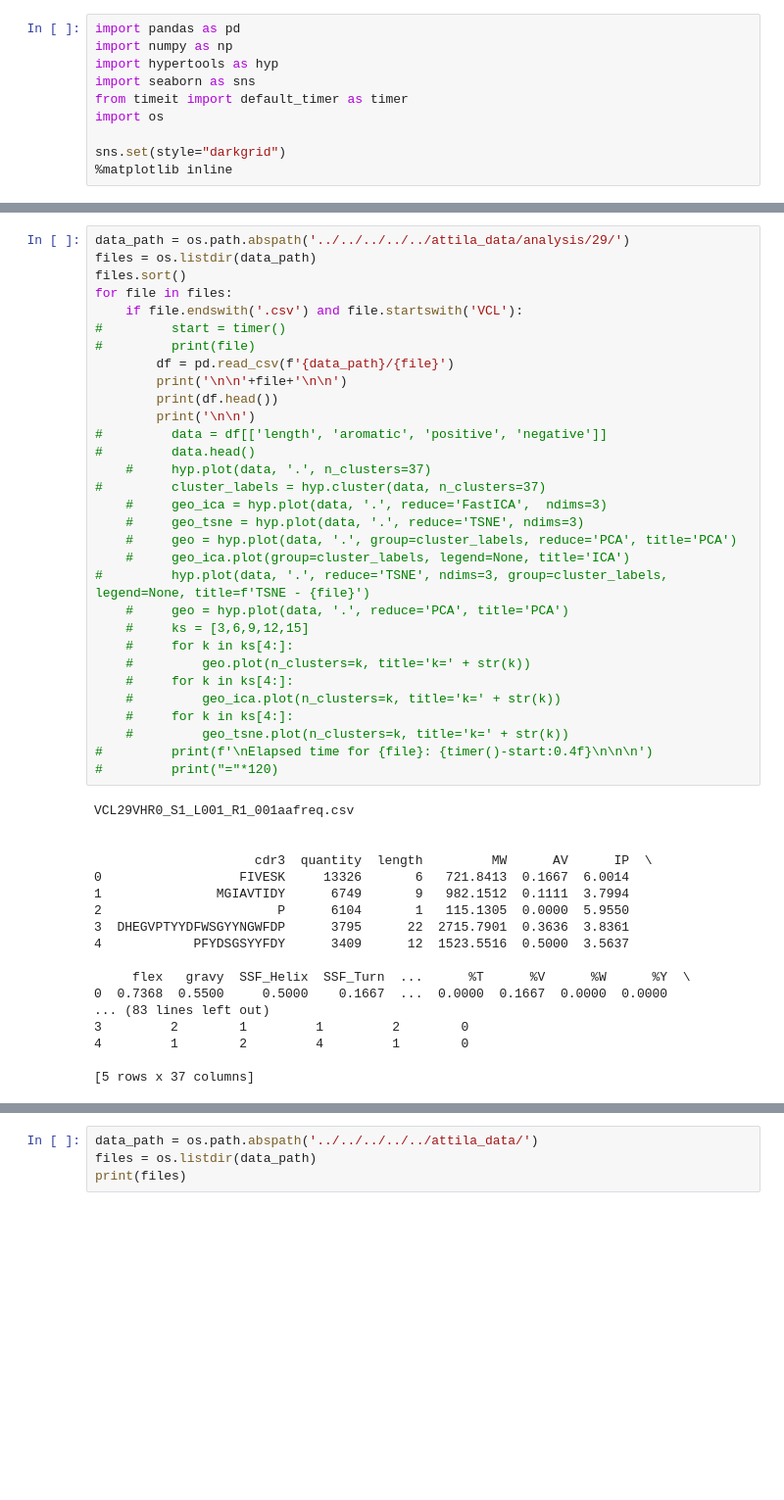
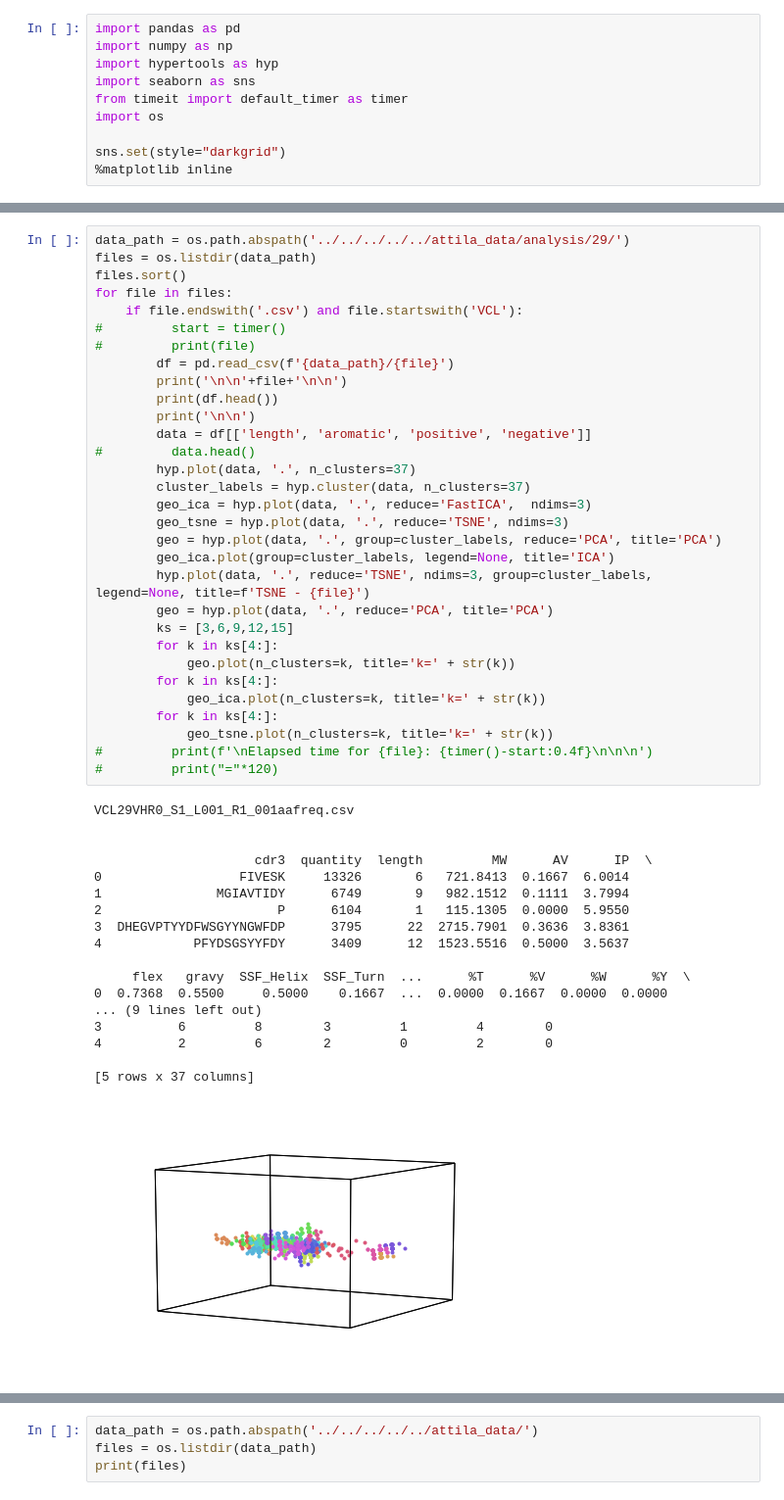
Before and after one commit to Cardosaum/attila, a Jupyter notebook: programs/improvements/cdr3-analysis/scripts/cdr3_visualization_v02.ipynb, the cells around one changed output, grey strips where cells are left out. Shown at 98% size. Cells and saved outputs as stored; diff of their text form; blank space fills up the shorter version.

```diff
--- a/programs/improvements/cdr3-analysis/scripts/cdr3_visualization_v02.ipynb
+++ b/programs/improvements/cdr3-analysis/scripts/cdr3_visualization_v02.ipynb
@@ -14,49 +53,50 @@ sns.set(style="darkgrid")
 # %%
 data_path = os.path.abspath('../../../../../attila_data/analysis/29/')
 files = os.listdir(data_path)
 files.sort()
 for file in files:
     if file.endswith('.csv') and file.startswith('VCL'):
 #         start = timer()
 #         print(file)
         df = pd.read_csv(f'{data_path}/{file}')
         print('\n\n'+file+'\n\n')
         print(df.head())
         print('\n\n')
-#         data = df[['length', 'aromatic', 'positive', 'negative']]
+        data = df[['length', 'aromatic', 'positive', 'negative']]
 #         data.head()
-    #     hyp.plot(data, '.', n_clusters=37)
-#         cluster_labels = hyp.cluster(data, n_clusters=37)
-    #     geo_ica = hyp.plot(data, '.', reduce='FastICA',  ndims=3)
-    #     geo_tsne = hyp.plot(data, '.', reduce='TSNE', ndims=3)
-    #     geo = hyp.plot(data, '.', group=cluster_labels, reduce='PCA', title='PCA')
-    #     geo_ica.plot(group=cluster_labels, legend=None, title='ICA')
-#         hyp.plot(data, '.', reduce='TSNE', ndims=3, group=cluster_labels, legend=None, title=f'TSNE - {file}')
-    #     geo = hyp.plot(data, '.', reduce='PCA', title='PCA')
-    #     ks = [3,6,9,12,15]
-    #     for k in ks[4:]:
-    #         geo.plot(n_clusters=k, title='k=' + str(k))
-    #     for k in ks[4:]:
-    #         geo_ica.plot(n_clusters=k, title='k=' + str(k))
-    #     for k in ks[4:]:
-    #         geo_tsne.plot(n_clusters=k, title='k=' + str(k))
+        hyp.plot(data, '.', n_clusters=37)
+        cluster_labels = hyp.cluster(data, n_clusters=37)
+        geo_ica = hyp.plot(data, '.', reduce='FastICA',  ndims=3)
+        geo_tsne = hyp.plot(data, '.', reduce='TSNE', ndims=3)
+        geo = hyp.plot(data, '.', group=cluster_labels, reduce='PCA', title='PCA')
+        geo_ica.plot(group=cluster_labels, legend=None, title='ICA')
+        hyp.plot(data, '.', reduce='TSNE', ndims=3, group=cluster_labels, legend=None, title=f'TSNE - {file}')
+        geo = hyp.plot(data, '.', reduce='PCA', title='PCA')
+        ks = [3,6,9,12,15]
+        for k in ks[4:]:
+            geo.plot(n_clusters=k, title='k=' + str(k))
+        for k in ks[4:]:
+            geo_ica.plot(n_clusters=k, title='k=' + str(k))
+        for k in ks[4:]:
+            geo_tsne.plot(n_clusters=k, title='k=' + str(k))
 #         print(f'\nElapsed time for {file}: {timer()-start:0.4f}\n\n\n')
 #         print("="*120)
 # %% [output]
 VCL29VHR0_S1_L001_R1_001aafreq.csv
 
 
                      cdr3  quantity  length         MW      AV      IP  \
 0                  FIVESK     13326       6   721.8413  0.1667  6.0014
 1               MGIAVTIDY      6749       9   982.1512  0.1111  3.7994
 2                       P      6104       1   115.1305  0.0000  5.9550
 3  DHEGVPTYYDFWSGYYNGWFDP      3795      22  2715.7901  0.3636  3.8361
 4            PFYDSGSYYFDY      3409      12  1523.5516  0.5000  3.5637
 
      flex   gravy  SSF_Helix  SSF_Turn  ...      %T      %V      %W      %Y  \
 0  0.7368  0.5500     0.5000    0.1667  ...  0.0000  0.1667  0.0000  0.0000
-... (83 lines left out)
-3         2        1         1         2        0
-4         1        2         4         1        0
+... (9 lines left out)
+3          6         8        3         1         4        0
+4          2         6        2         0         2        0
 
 [5 rows x 37 columns]
+[figure, added]
```
Also changed, not shown: parts of 2 cells of this notebook.
